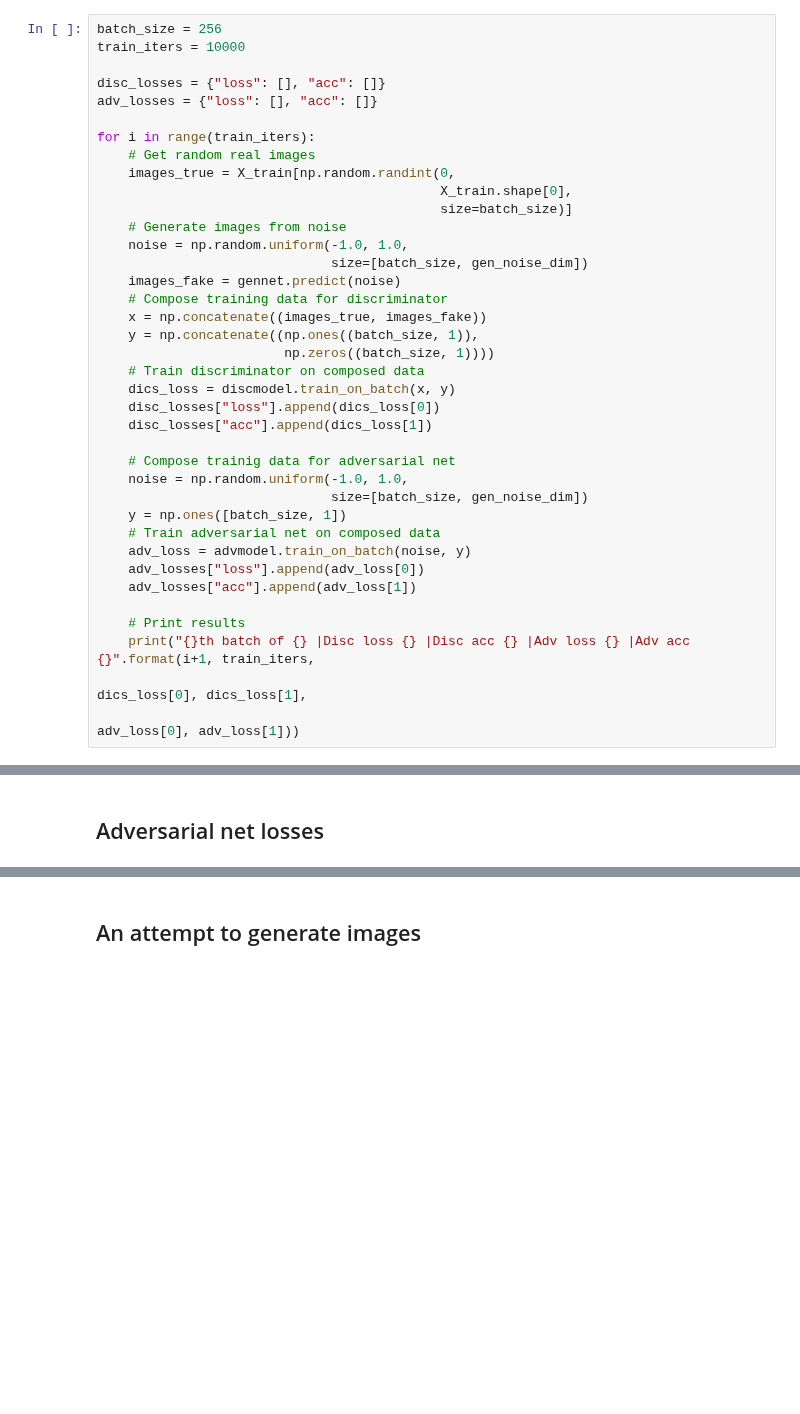
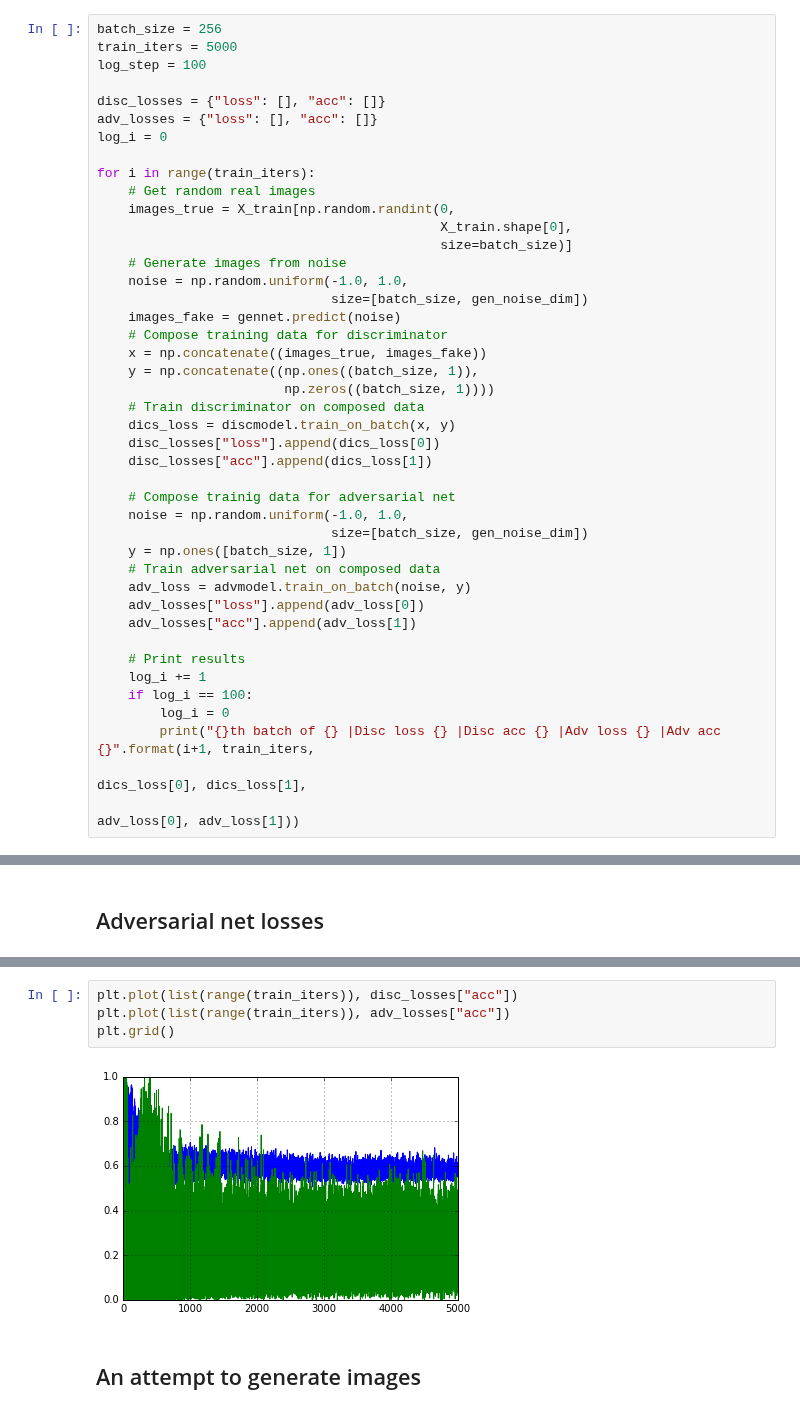
Before and after one commit to robolamp/SleepingCalligrapher, a Jupyter notebook: digits_gen.ipynb, the cells around one changed output, grey strips where cells are left out. Saved outputs shown, nothing was run; the diff lists cells and outputs as text; blank space fills up the shorter version.

```diff
--- a/digits_gen.ipynb
+++ b/digits_gen.ipynb
@@ -183,10 +183,12 @@ advmodel.compile(loss='binary_crossentropy',
 ## Training
 # %%
 batch_size = 256
-train_iters = 10000
+train_iters = 5000
+log_step = 100
 
 disc_losses = {"loss": [], "acc": []}
 adv_losses = {"loss": [], "acc": []}
+log_i = 0
 
 for i in range(train_iters):
     # Get random real images
@@ -216,7 +218,10 @@ for i in range(train_iters):
     adv_losses["acc"].append(adv_loss[1])
 
     # Print results
-    print("{}th batch of {} |Disc loss {} |Disc acc {} |Adv loss {} |Adv acc {}".format(i+1, train_iters,
-                                                                                       dics_loss[0], dics_loss[1],
-                                                                                       adv_loss[0], adv_loss[1]))
+    log_i += 1
+    if log_i == 100:
+        log_i = 0
+        print("{}th batch of {} |Disc loss {} |Disc acc {} |Adv loss {} |Adv acc {}".format(i+1, train_iters,
+                                                                                            dics_loss[0], dics_loss[1],
+                                                                                            adv_loss[0], adv_loss[1]))
 # %% [output]
@@ -250,3 +261,9 @@ plt.grid()
+# %%
+plt.plot(list(range(train_iters)), disc_losses["acc"])
+plt.plot(list(range(train_iters)), adv_losses["acc"])
+plt.grid()
+# %% [output]
+[figure, added]
 # %% [markdown]
 ## An attempt to generate images
 # %%
```
Also changed, not shown: parts of 5 cells of this notebook.
